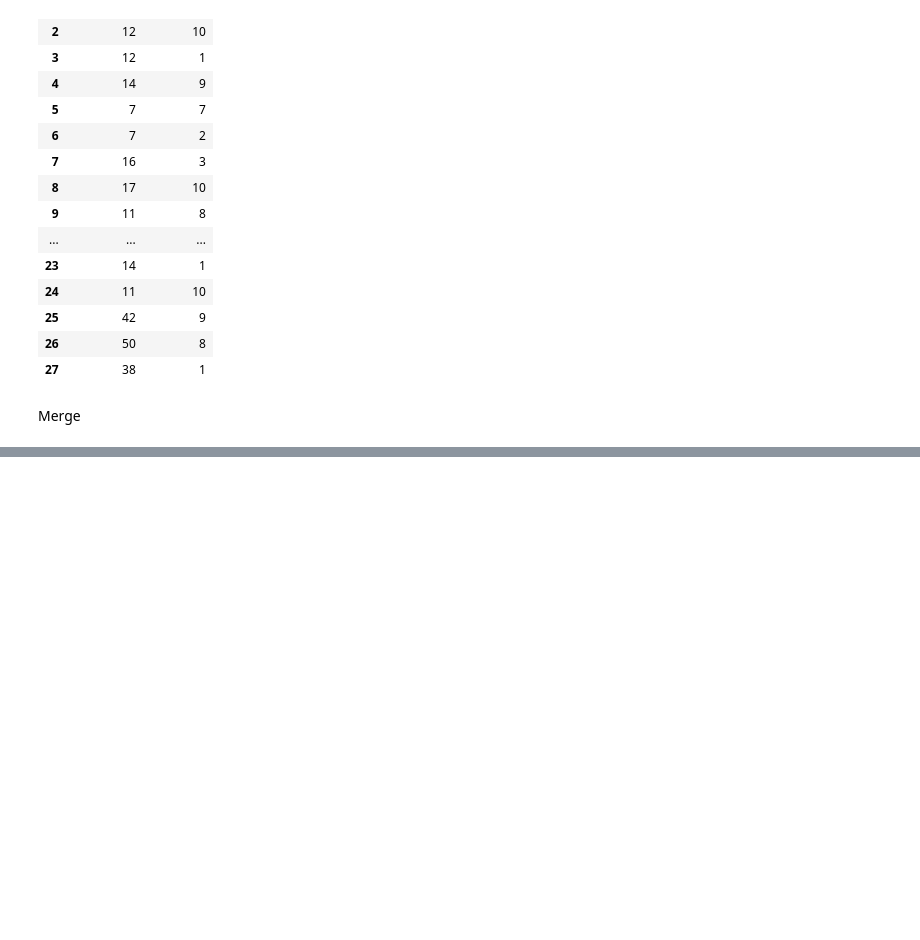
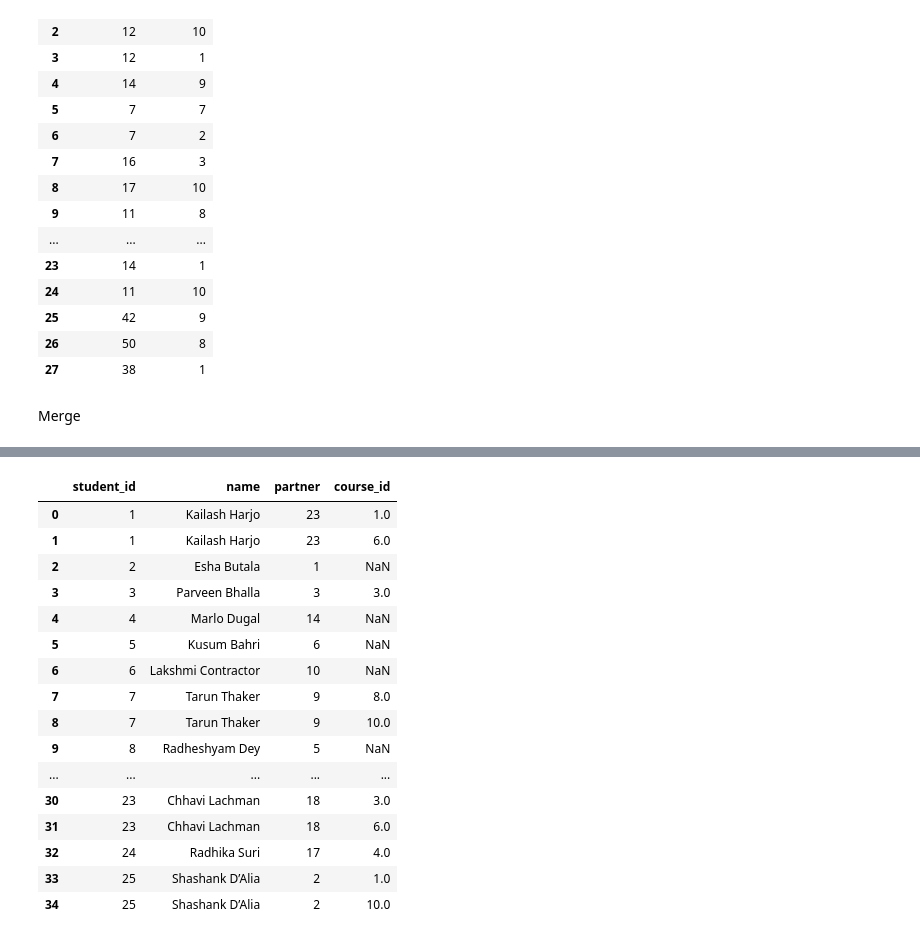
Before and after one commit to Bibhuti-MLAI/Python-Coding-Interview, a Jupyter notebook: pandas.ipynb, the cells around one changed output, grey strips where cells are left out. Drawn from its saved outputs; the diff is of its cells as text; code cells hidden in the pictures; blank space fills up the shorter version.

```diff
--- a/pandas.ipynb
+++ b/pandas.ipynb
@@ -1150,0 +1215,20 @@ Merge
+# %%
+merge
+# %% [output]
+|  | student_id | name | partner | course_id |
+| 0 | 1 | Kailash Harjo | 23 | 1.0 |
+| 1 | 1 | Kailash Harjo | 23 | 6.0 |
+| 2 | 2 | Esha Butala | 1 | NaN |
+| 3 | 3 | Parveen Bhalla | 3 | 3.0 |
+| 4 | 4 | Marlo Dugal | 14 | NaN |
+| 5 | 5 | Kusum Bahri | 6 | NaN |
+| 6 | 6 | Lakshmi Contractor | 10 | NaN |
+| 7 | 7 | Tarun Thaker | 9 | 8.0 |
+| 8 | 7 | Tarun Thaker | 9 | 10.0 |
+| 9 | 8 | Radheshyam Dey | 5 | NaN |
+| ... | ... | ... | ... | ... |
+| 30 | 23 | Chhavi Lachman | 18 | 3.0 |
+| 31 | 23 | Chhavi Lachman | 18 | 6.0 |
+| 32 | 24 | Radhika Suri | 17 | 4.0 |
+| 33 | 25 | Shashank D’Alia | 2 | 1.0 |
+| 34 | 25 | Shashank D’Alia | 2 | 10.0 |
```
Also changed, not shown: parts of 8 cells of this notebook.
